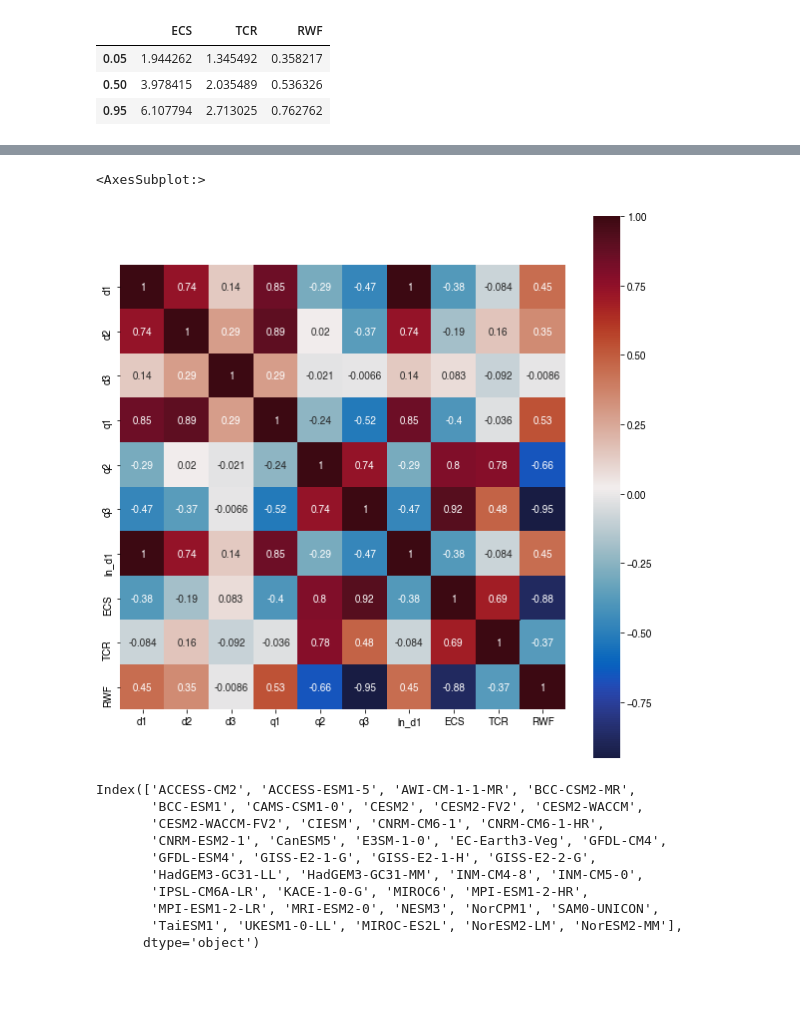
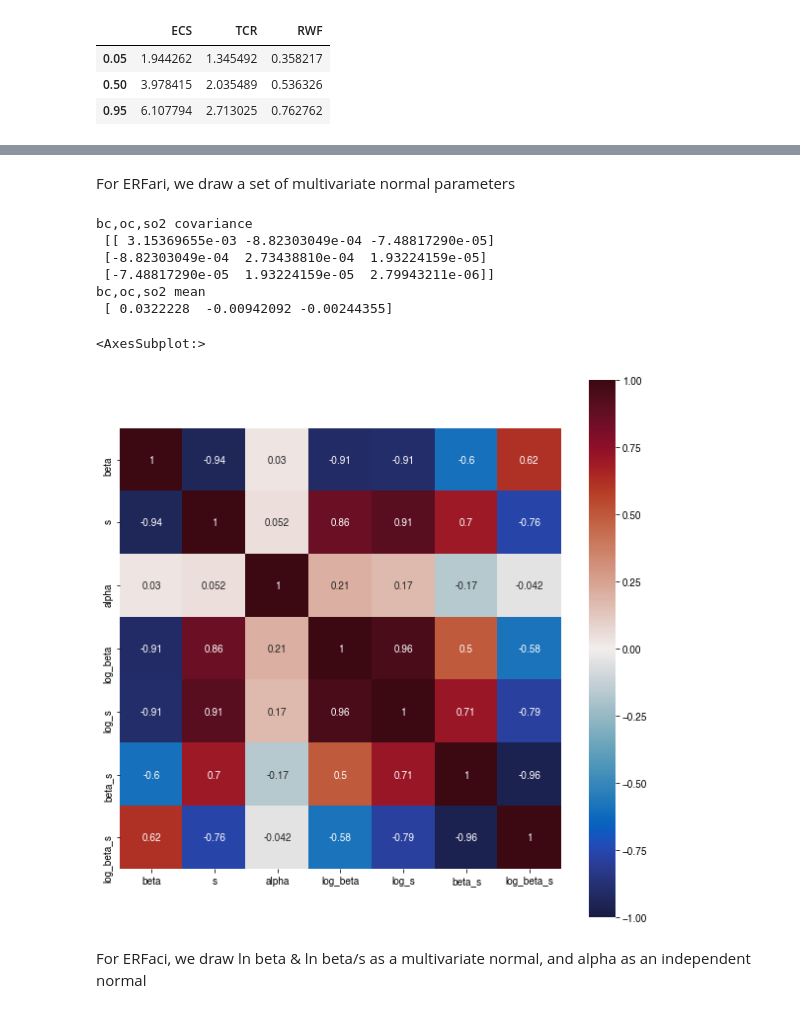
Before and after one commit to njleach/GIR, a Jupyter notebook: GIR/notebooks/CMIP6_parameter_ranges.ipynb, the cells around one changed output, grey strips where cells are left out. Cells and saved outputs as stored; diff of their text form; code cells hidden in the pictures; blank space fills up the shorter version.

Commit message:
updates to notebooks + indirect parameterisations

```diff
--- a/GIR/notebooks/CMIP6_parameter_ranges.ipynb
+++ b/GIR/notebooks/CMIP6_parameter_ranges.ipynb
@@ -138,0 +213,3 @@ fair_params_stats['RWF'] = response_df.loc['RWF']
+# %%
+ERFaci_params = pd.read_csv('../Parameter_Sets/CMIP6_ERFaci.csv',index_col=0)
+ERFari_params = pd.read_csv('../Parameter_Sets/CMIP6_ERFari.csv',index_col=0)
@@ -139,19 +225,20 @@ fair_params_stats['RWF'] = response_df.loc['RWF']
+# %% [markdown]
+For ERFari, we draw a set of multivariate normal parameters
+# %%
+print('bc,oc,so2 covariance\n',ERFari_params.cov().values)
+print('bc,oc,so2 mean\n',ERFari_params.mean().values)
+# %% [output]
+bc,oc,so2 covariance
+ [[ 3.15369655e-03 -8.82303049e-04 -7.48817290e-05]
+ [-8.82303049e-04  2.73438810e-04  1.93224159e-05]
+ [-7.48817290e-05  1.93224159e-05  2.79943211e-06]]
+bc,oc,so2 mean
+ [ 0.0322228  -0.00942092 -0.00244355]
 # %%
-fig,ax= plt.subplots(figsize=(10,10))
-sn.heatmap(fair_params_stats.corr(method='spearman'),square=True,annot=True,ax=ax,cmap=cmocean.cm.balance)
+plt.figure(figsize=(10,10))
+sn.heatmap(ERFaci_params.corr(method='pearson'),square=True,annot=True,cmap=cmocean.cm.balance,vmin=-1,vmax=1)
 # %% [output]
 <AxesSubplot:>
-[figure, old version]
+[figure, new version]
-# %%
-response_df.columns
-# %% [output]
-Index(['ACCESS-CM2', 'ACCESS-ESM1-5', 'AWI-CM-1-1-MR', 'BCC-CSM2-MR',
-       'BCC-ESM1', 'CAMS-CSM1-0', 'CESM2', 'CESM2-FV2', 'CESM2-WACCM',
-       'CESM2-WACCM-FV2', 'CIESM', 'CNRM-CM6-1', 'CNRM-CM6-1-HR',
-       'CNRM-ESM2-1', 'CanESM5', 'E3SM-1-0', 'EC-Earth3-Veg', 'GFDL-CM4',
-       'GFDL-ESM4', 'GISS-E2-1-G', 'GISS-E2-1-H', 'GISS-E2-2-G',
-       'HadGEM3-GC31-LL', 'HadGEM3-GC31-MM', 'INM-CM4-8', 'INM-CM5-0',
-       'IPSL-CM6A-LR', 'KACE-1-0-G', 'MIROC6', 'MPI-ESM1-2-HR',
-       'MPI-ESM1-2-LR', 'MRI-ESM2-0', 'NESM3', 'NorCPM1', 'SAM0-UNICON',
-       'TaiESM1', 'UKESM1-0-LL', 'MIROC-ES2L', 'NorESM2-LM', 'NorESM2-MM'],
-      dtype='object')
+# %% [markdown]
+For ERFaci, we draw ln beta & ln beta/s as a multivariate normal, and alpha as an independent normal
```
Also changed, not shown: parts of 17 cells of this notebook, 14 other files.
